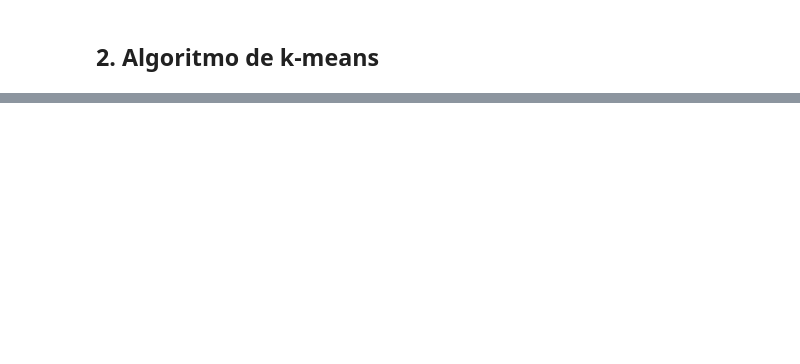
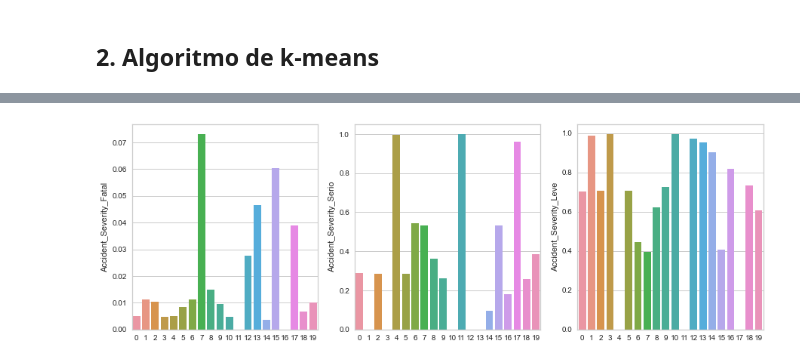
Before and after one commit to uniandes-data-wizards/laboratory-01, a Jupyter notebook: k_means.ipynb, the cells around one changed output, grey strips where cells are left out. Drawn from its saved outputs; the diff is of its cells as text; code cells hidden in the pictures; blank space fills up the shorter version.

```diff
--- a/k_means.ipynb
+++ b/k_means.ipynb
@@ -75,16 +116,8 @@ plt.show()
 # %%
+
 # Entrenar el modelo K-Means
-kmeans = KMeans(n_clusters=4, init='k-means++', max_iter=300, n_init=10, random_state=0)
-kmeans = kmeans.fit(X)
+kmeans = KMeans(n_clusters=20, init='k-means++',random_state=32)
+kmeans_fit = kmeans.fit(X)
 cols_number = df.to_numpy()
 labels = kmeans.labels_
 df['cluster'] = labels
-
-cluster_distrib = df['cluster'].value_counts()
-fig = plt.figure(figsize=(10, 5))
-sns.barplot(x=cluster_distrib.index, y=cluster_distrib.values)
-
-# Centroides de los clústeres
-centroids = kmeans.cluster_centers_
-centroids = pd.DataFrame(centroids, columns=columns)
-centroids
@@ -97,0 +124,5 @@ centroids
+# %%
+# Centroides de los clústeres
+centroids = kmeans_fit.cluster_centers_
+centroids = pd.DataFrame(centroids, columns=columns)
+centroids
@@ -97,0 +147,9 @@ centroids
+# %%
+# Plot centroids of Accident_Severity_Fatal, Accident_Severity_Serio and Accident_Severity_Leve for each cluster
+fig, ax = plt.subplots(1, 3, figsize=(15, 5))
+sns.barplot(x=centroids.index, y=centroids['Accident_Severity_Fatal'], ax=ax[0])
+sns.barplot(x=centroids.index, y=centroids['Accident_Severity_Serio'], ax=ax[1])
+sns.barplot(x=centroids.index, y=centroids['Accident_Severity_Leve'], ax=ax[2])
+plt.show()
+# %% [output]
+[figure, added]
```
Also changed, not shown: parts of 11 cells of this notebook.
